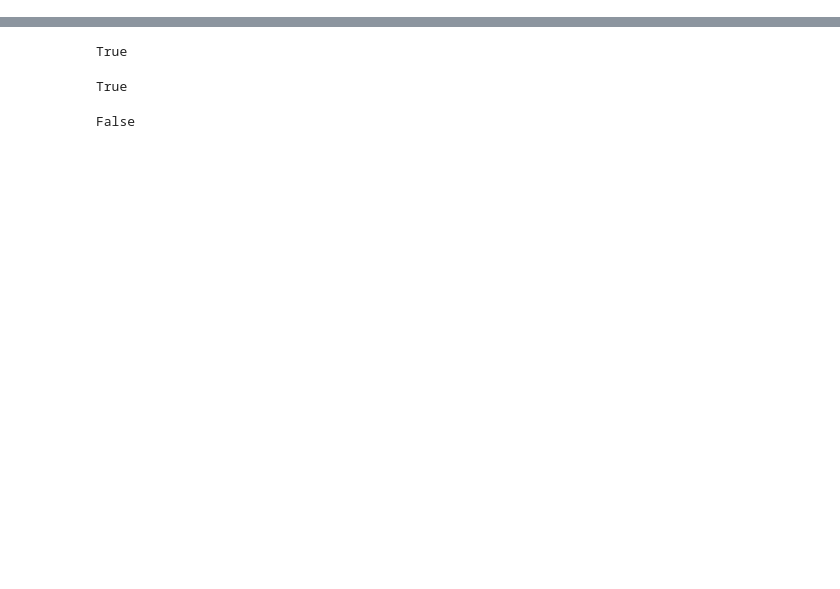
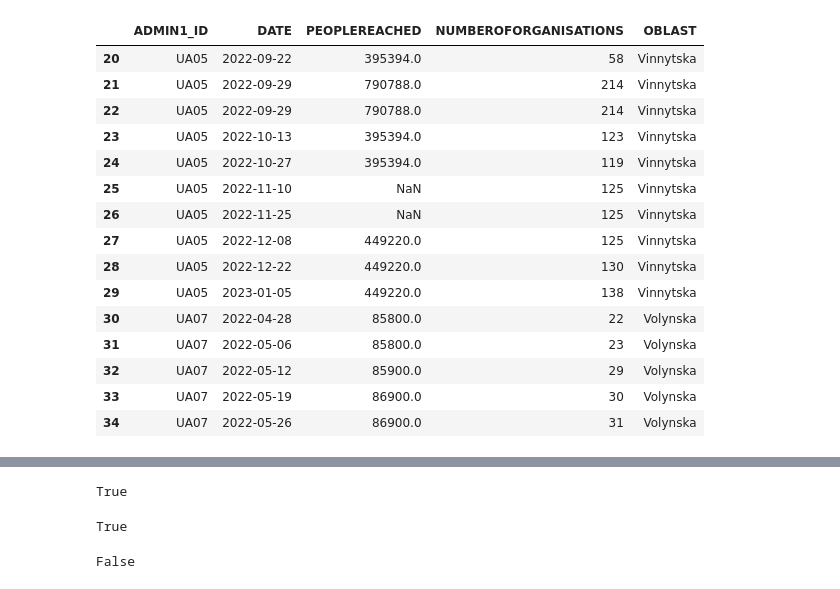
Before and after one commit to reo113/GuideHouse_Project, a Jupyter notebook: guidehouse.ipynb, the cells around one changed output, grey strips where cells are left out. Drawn from its saved outputs; the diff is of its cells as text; code cells hidden in the pictures; blank space fills up the shorter version.

```diff
--- a/guidehouse.ipynb
+++ b/guidehouse.ipynb
@@ -91,2 +98,21 @@ merged_sheet1.head(35)
+# %%
+merged_sheet3.iloc[20:35]
+# %% [output]
+|  | ADMIN1_ID | DATE | PEOPLEREACHED | NUMBEROFORGANISATIONS | OBLAST |
+| 20 | UA05 | 2022-09-22 | 395394.0 | 58 | Vinnytska |
+| 21 | UA05 | 2022-09-29 | 790788.0 | 214 | Vinnytska |
+| 22 | UA05 | 2022-09-29 | 790788.0 | 214 | Vinnytska |
+| 23 | UA05 | 2022-10-13 | 395394.0 | 123 | Vinnytska |
+| 24 | UA05 | 2022-10-27 | 395394.0 | 119 | Vinnytska |
+| 25 | UA05 | 2022-11-10 | NaN | 125 | Vinnytska |
+| 26 | UA05 | 2022-11-25 | NaN | 125 | Vinnytska |
+| 27 | UA05 | 2022-12-08 | 449220.0 | 125 | Vinnytska |
+| 28 | UA05 | 2022-12-22 | 449220.0 | 130 | Vinnytska |
+| 29 | UA05 | 2023-01-05 | 449220.0 | 138 | Vinnytska |
+| 30 | UA07 | 2022-04-28 | 85800.0 | 22 | Volynska |
+| 31 | UA07 | 2022-05-06 | 85800.0 | 23 | Volynska |
+| 32 | UA07 | 2022-05-12 | 85900.0 | 29 | Volynska |
+| 33 | UA07 | 2022-05-19 | 86900.0 | 30 | Volynska |
+| 34 | UA07 | 2022-05-26 | 86900.0 | 31 | Volynska |
 # %%
 merged_sheet1['OBLAST'].value_counts()
```
Also changed, not shown: parts of 17 cells of this notebook, 1 other file.
